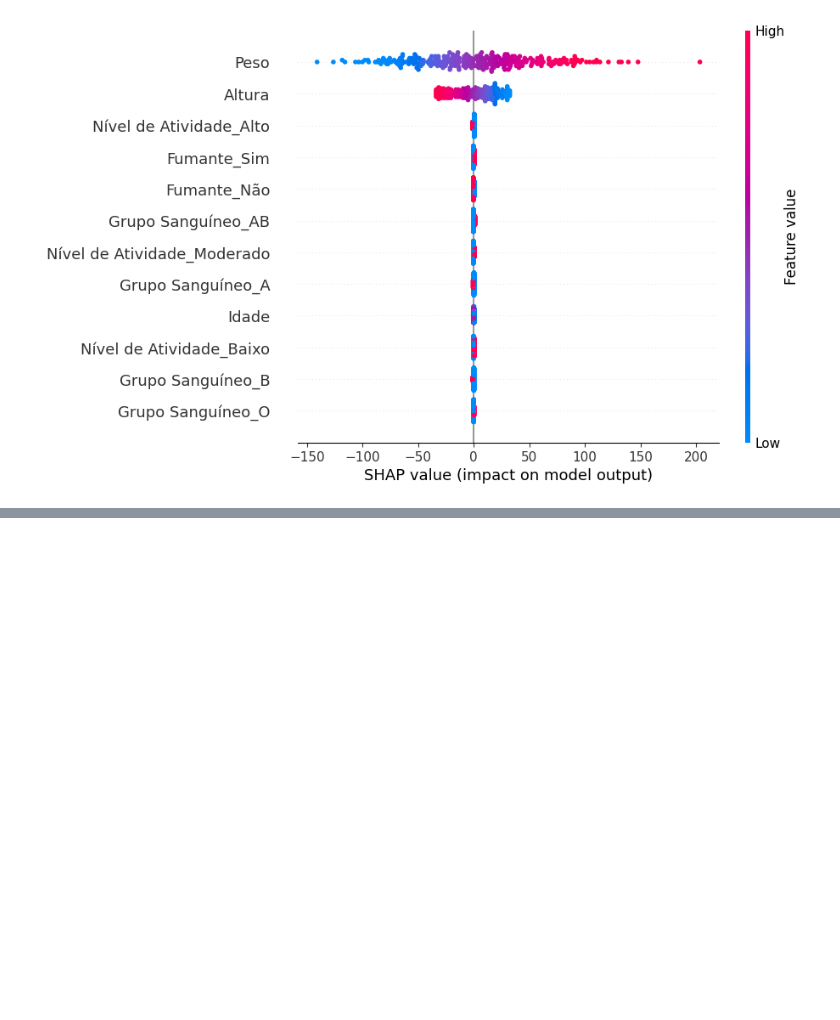
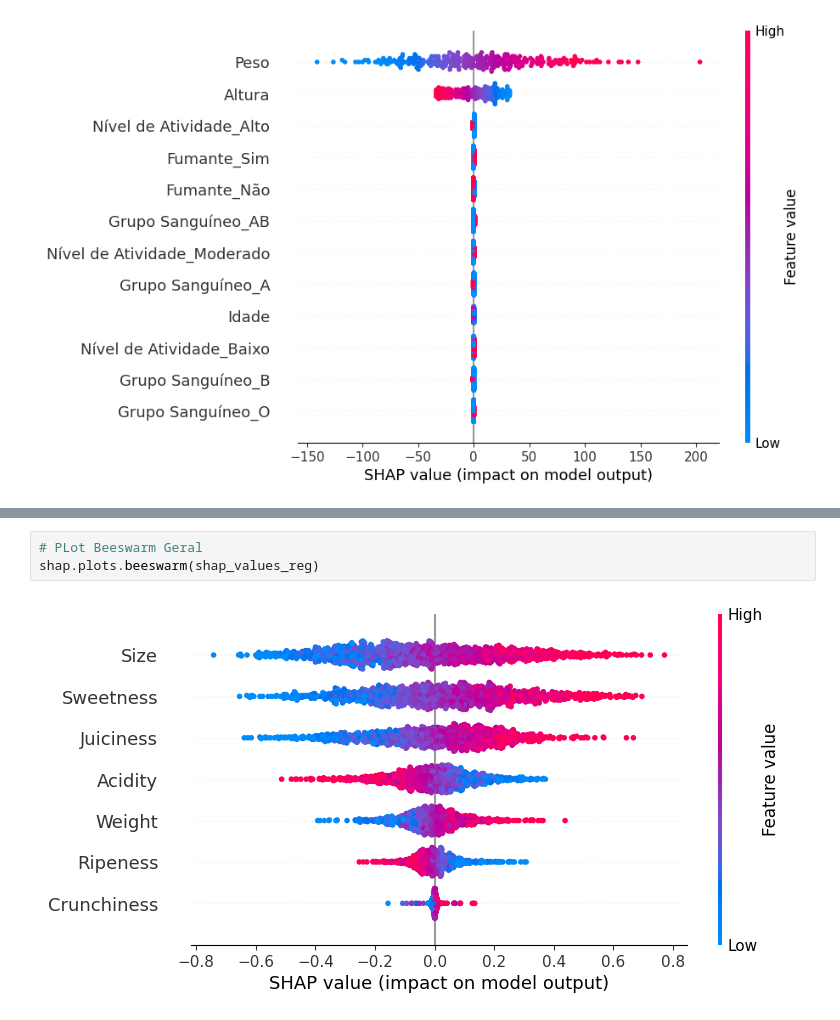
Before and after one commit to rocketseat-education/Desenvolvimento-de-IA, a Jupyter notebook: Topicos Complementares/shapley.ipynb, the cells around one changed output, grey strips where cells are left out. Drawn from its saved outputs; the diff is of its cells as text; blank space fills up the shorter version.

```diff
--- a/Topicos Complementares/shapley.ipynb
+++ b/Topicos Complementares/shapley.ipynb
@@ -121,0 +229,5 @@ shap.plots.beeswarm(shap_values_reg, max_display=13)
+# %%
+# PLot Beeswarm Geral
+shap.plots.beeswarm(shap_values_reg)
+# %% [output]
+[figure, added]
```
Also changed, not shown: parts of 16 cells of this notebook.
